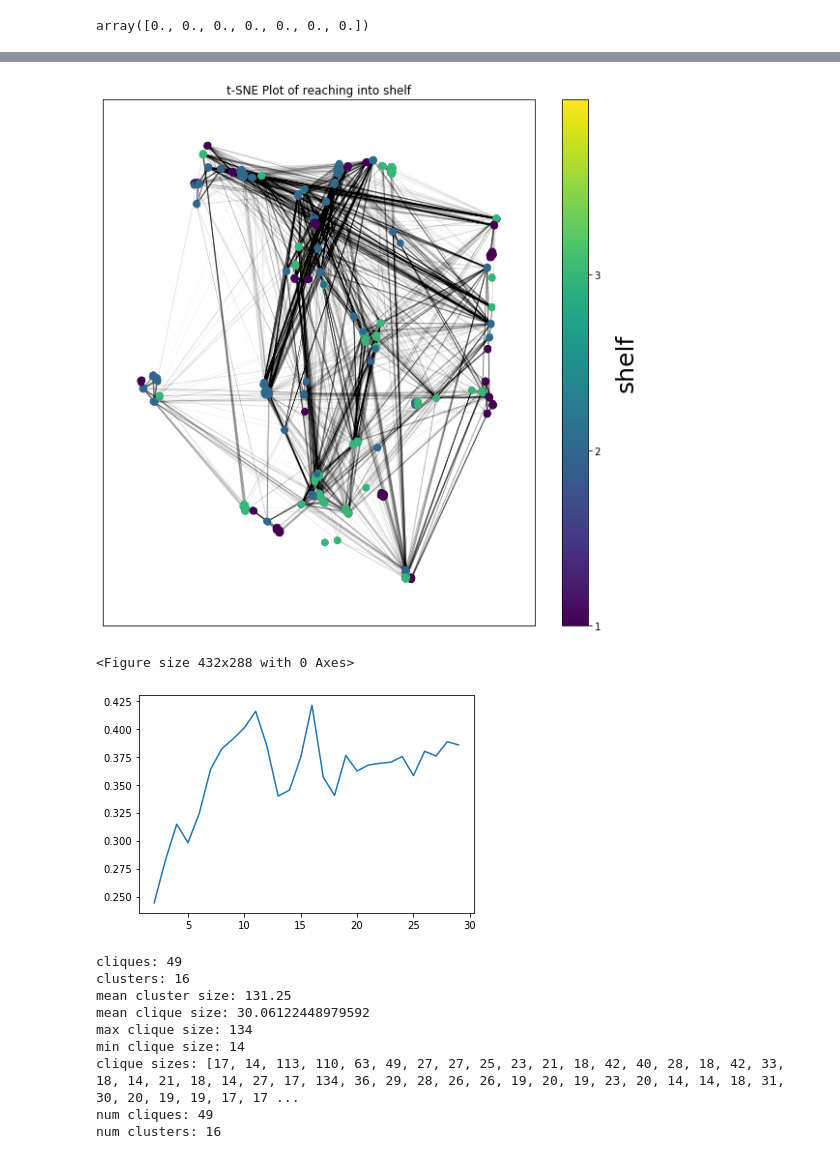
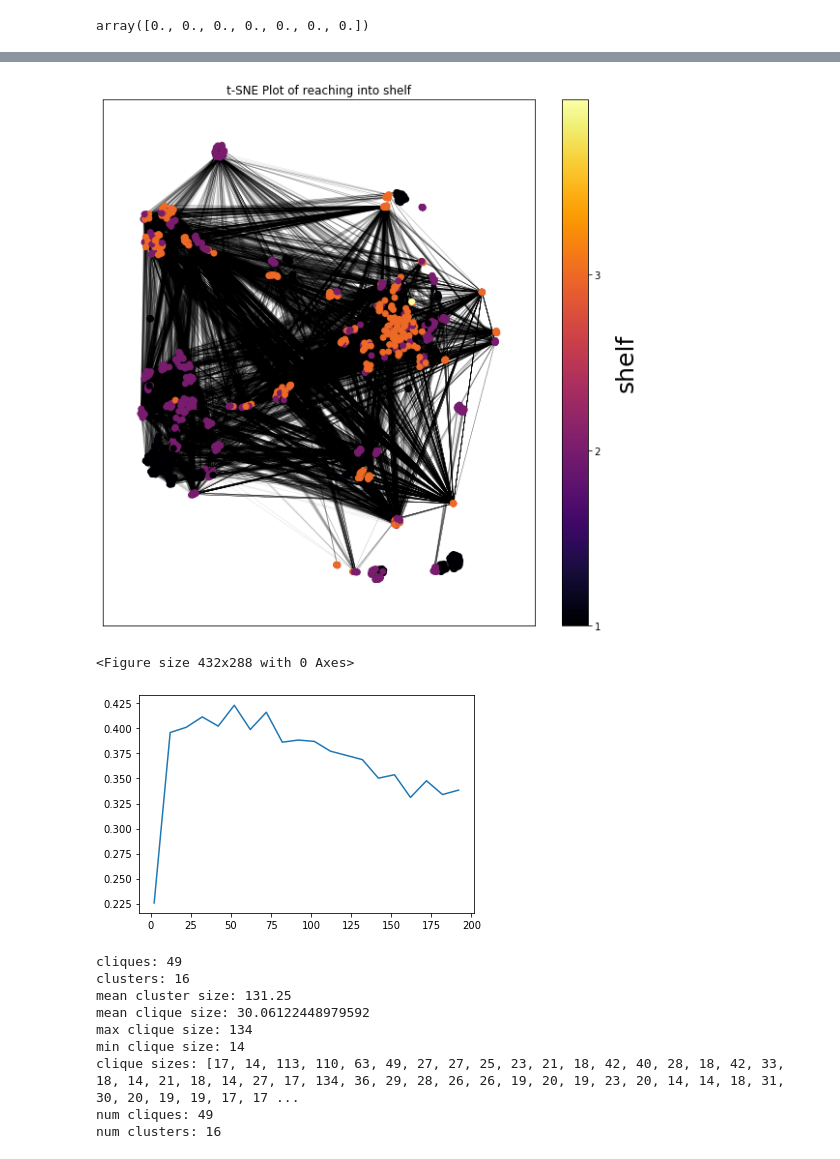
Before and after one commit to wernerpe/cvisiris_examples, a Jupyter notebook: 7dof_bins_gcs.ipynb, the cells around one changed output, grey strips where cells are left out. Saved outputs shown, nothing was run; the diff lists cells and outputs as text; code cells hidden in the pictures.

```diff
--- a/7dof_bins_gcs.ipynb
+++ b/7dof_bins_gcs.ipynb
@@ -188,17 +193,21 @@ from task_space_seeding_utils import (get_cvx_hulls_of_bodies,
 #Determine task space regions of interest
 from visibility_utils import generate_distinct_colors
 geom_names = [#'bin_base',
-              #'bin_base',
-              'shelves_body']
+              'bin_base',
+              #'shelves_body'
+              ]
 model_names = [#'binL',
-               #'binR',
-               'shelves']
+               'binR',
+               #'shelves'
+               ]
 default_pos = [#np.array([ 1.53294,  0.4056 ,  0.23294, -0.5944 ,0.,0.9056 ,0.]),
-               #np.array([-1.53294,  0.4056 ,  0.23294, -0.5944 ,0.,  0.9056 ,0. ]),
-               np.array([ 0., -0.08940423,  0., -1.7087849,  0., 1.32867852,  0.])]
+               np.array([-1.53294,  0.4056 ,  0.23294, -0.5944 ,0.,  0.9056 ,0. ]),
+               #np.array([ 0., -0.08940423,  0., -1.7087849,  0., 1.32867852,  0.])
+               ]
 approach_dir = [#2,
-                #2,
-                0]
+                2,
+                #0
+                ]
 scale = 1.0
 ts_samplers = []
 cols = generate_distinct_colors(2*len(model_names), rgb = True)[1:]
@@ -250,8 +259,8 @@ INFO:drake:Allocating contexts to support 20 parallel queries given omp_num_thre
 # %%
 import os
 import pickle
-Npts= 20
-if f"7dof_bin_sampl73_3{Npts}_{scale}.pkl" in os.listdir('tmp'):
+Npts= 100
+if f"7dof_bin_sampl73_33{Npts}_{scale}.pkl" in os.listdir('tmp'):
     with open(f"tmp/7dof_bin_sampl7_{Npts}_{scale}.pkl", 'rb') as f:
         d = pickle.load(f)
         q_obj = d['q_obj']
@@ -272,3 +285,8 @@ else:
+# %%
+for qs in q_obj:
+    for q in qs:
+        showres(q)
+        time.sleep(0.05)
 # %%
 #desnify using jacobian
 from pydrake.all import JacobianWrtVariable
@@ -348,41 +366,41 @@ X = q_tot
 y = bins
 
 # Apply t-SNE to reduce dimensionality to 2D
-tsne = TSNE(early_exaggeration=15)
+tsne = TSNE(early_exaggeration=15, perplexity=80)
 X_tsne = tsne.fit_transform(X)
 
 pca = PCA(n_components=2)
 X_pca = pca.fit_transform(X)
 
 # Create a scatter plot
 plt.figure(figsize=(10, 10))
-nx.draw_networkx_edges(visgraph, X_tsne, alpha = 0.1,width=0.1)
-scatter = plt.scatter(X_tsne[:, 0], X_tsne[:, 1], c=y, cmap=plt.cm.get_cmap("viridis"), marker='o')
+nx.draw_networkx_edges(visgraph, X_tsne, alpha = 0.2,width=0.3)
+scatter = plt.scatter(X_tsne[:, 0], X_tsne[:, 1], c=y, cmap=plt.cm.get_cmap("inferno"), marker='o')
 cbar = plt.colorbar(ticks=range(len(set(y))) )
 cbar.ax.set_ylabel('shelf', labelpad=15, fontsize=25)
 
 plt.title('t-SNE Plot of reaching into shelf')
 
 plt.show()
 
 # plt.figure(figsize=(8, 6))
 # scatter = plt.scatter(X_pca[:, 0], X_pca[:, 1], c=y, cmap=plt.cm.get_cmap("viridis"), marker='o')
 # cbar = plt.colorbar(ticks=range(len(set(y))) )
 # cbar.ax.set_ylabel('shelf', labelpad=15, fontsize=25)
 # plt.title('PCA Plot of reaching into shelf')
 
 # plt.show()
 colors = scatter.to_rgba(scatter.get_array())
 #cmap = plt.cm.get_cmap("viridis")
 
 plt.figure()
 
 
 for i,t in enumerate(t_tot):
     col = colors[i]
     plot_points(meshcat, [t_tot[i]], f"denseseed/_{i}", size=0.01, color = Rgba(*col))
 # %% [output]
-[figure, old version]
+[figure, new version]
 <Figure size 432x288 with 0 Axes>
 # %%
 #desnify using jacobian
@@ -456,8 +474,8 @@ for i, (q, t) in enumerate(zip(q_dense_obj, t_dense_obj)):
     sil = []
     kmsol = []
     min_k = 2#[5,5, 5]
-    max_k = 30#[20, 20, 100 ]
-    clus_vals = np.arange(min_k,max_k)
+    max_k = #[20, 20, 100]
+    clus_vals = np.arange(min_k,max_k, 10)
     for k in clus_vals:
         #print(k)
         km = KMeans(n_clusters=k).fit(q_regularized)
@@ -493,7 +511,7 @@ for i, (q, t) in enumerate(zip(q_dense_obj, t_dense_obj)):
                 cliques_clusters_glob.append(idx_clus[clus_idx][c])
     cliques_obj.append(cliques_clusters_glob)
 # %% [output]
-[figure, old version]
+[figure, new version]
 # %%
 #stats on clusters
 cliques = 0
```
Also changed, not shown: parts of 17 cells of this notebook, 12 other files.
